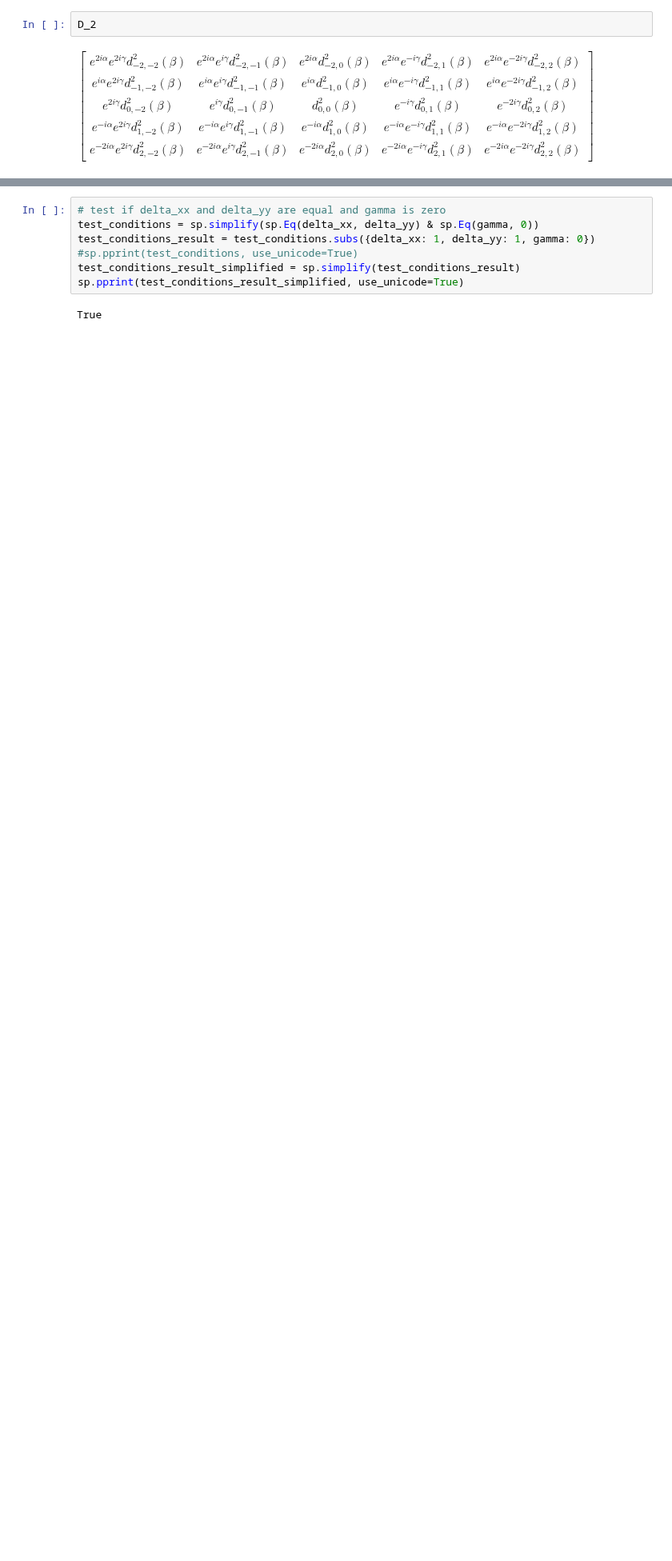
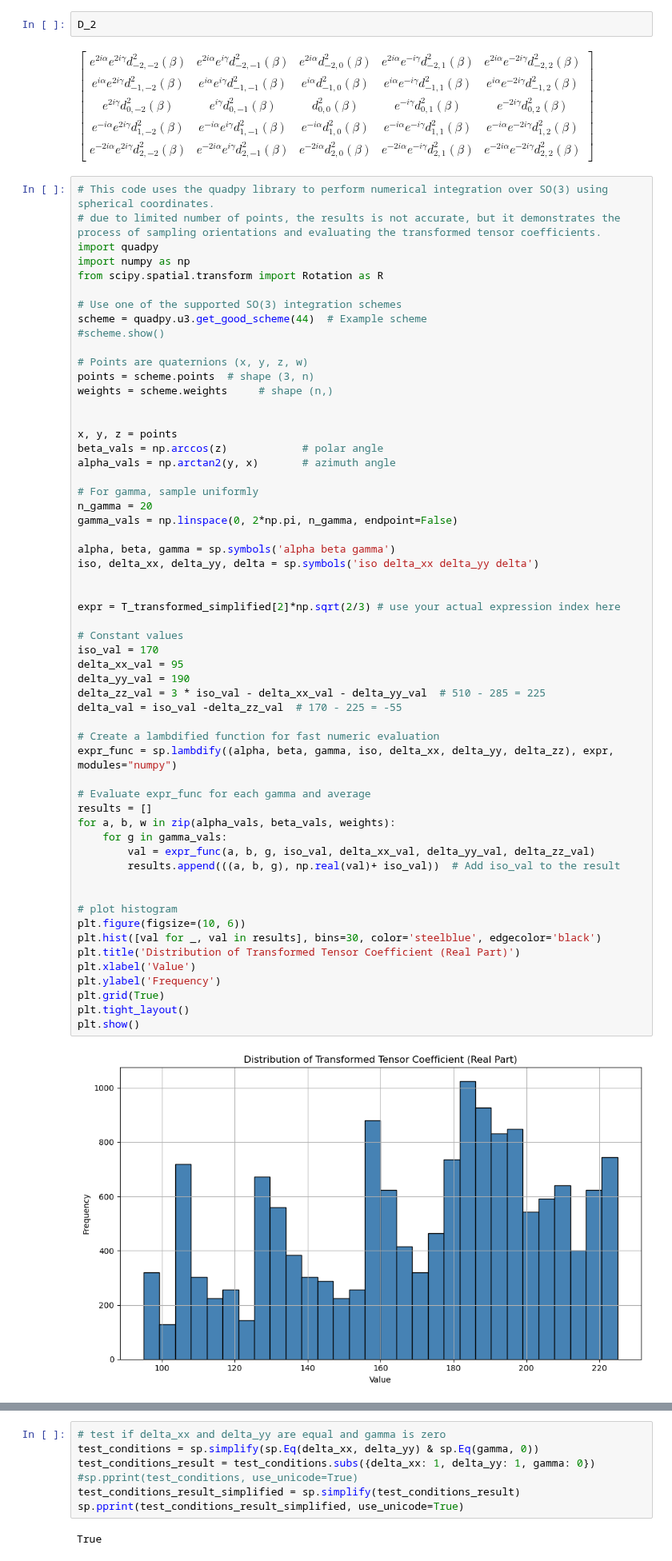
Before and after one commit to Xyunyao/KChannel_torsion_angle, a Jupyter notebook: analysis_notebooks/spherical_tensor_analysis.ipynb, the cells around one changed output, grey strips where cells are left out. Shown at 80% size. Drawn from its saved outputs; the diff is of its cells as text; blank space fills up the shorter version.

```diff
--- a/analysis_notebooks/spherical_tensor_analysis.ipynb
+++ b/analysis_notebooks/spherical_tensor_analysis.ipynb
@@ -161,3 +159,62 @@ plt.show()
 D_2
 # %% [output]
 $\displaystyle \left[\begin{matrix}e^{2 i \alpha} e^{2 i \gamma} d^{2}_{-2,-2}\left(\beta\right) & e^{2 i \alpha} e^{i \gamma} d^{2}_{-2,-1}\left(\beta\right) & e^{2 i \alpha} d^{2}_{-2,0}\left(\beta\right) & e^{2 i \alpha} e^{- i \gamma} d^{2}_{-2,1}\left(\beta\right) & e^{2 i \alpha} e^{- 2 i \gamma} d^{2}_{-2,2}\left(\beta\right)\\e^{i \alpha} e^{2 i \gamma} d^{2}_{-1,-2}\left(\beta\right) & e^{i \alpha} e^{i \gamma} d^{2}_{-1,-1}\left(\beta\right) & e^{i \alpha} d^{2}_{-1,0}\left(\beta\right) & e^{i \alpha} e^{- i \gamma} d^{2}_{-1,1}\left(\beta\right) & e^{i \alpha} e^{- 2 i \gamma} d^{2}_{-1,2}\left(\beta\right)\\e^{2 i \gamma} d^{2}_{0,-2}\left(\beta\right) & e^{i \gamma} d^{2}_{0,-1}\left(\beta\right) & d^{2}_{0,0}\left(\beta\right) & e^{- i \gamma} d^{2}_{0,1}\left(\beta\right) & e^{- 2 i \gamma} d^{2}_{0,2}\left(\beta\right)\\e^{- i \alpha} e^{2 i \gamma} d^{2}_{1,-2}\left(\beta\right) & e^{- i \alpha} e^{i \gamma} d^{2}_{1,-1}\left(\beta\right) & e^{- i \alpha} d^{2}_{1,0}\left(\beta\right) & e^{- i \alpha} e^{- i \gamma} d^{2}_{1,1}\left(\beta\right) & e^{- i \alpha} e^{- 2 i \gamma} d^{2}_{1,2}\left(\beta\right)\\e^{- 2 i \alpha} e^{2 i \gamma} d^{2}_{2,-2}\left(\beta\right) & e^{- 2 i \alpha} e^{i \gamma} d^{2}_{2,-1}\left(\beta\right) & e^{- 2 i \alpha} d^{2}_{2,0}\left(\beta\right) & e^{- 2 i \alpha} e^{- i \gamma} d^{2}_{2,1}\left(\beta\right) & e^{- 2 i \alpha} e^{- 2 i \gamma} d^{2}_{2,2}\left(\beta\right)\end{matrix}\right]$
+# %%
+# This code uses the quadpy library to perform numerical integration over SO(3) using spherical coordinates.
+# due to limited number of points, the results is not accurate, but it demonstrates the process of sampling orientations and evaluating the transformed tensor coefficients.
+import quadpy
+import numpy as np
+from scipy.spatial.transform import Rotation as R
+
+# Use one of the supported SO(3) integration schemes
+scheme = quadpy.u3.get_good_scheme(44)  # Example scheme
+#scheme.show()
+
+# Points are quaternions (x, y, z, w)
+points = scheme.points  # shape (3, n)
+weights = scheme.weights     # shape (n,)
+
+
+x, y, z = points
+beta_vals = np.arccos(z)            # polar angle
+alpha_vals = np.arctan2(y, x)       # azimuth angle
+
+# For gamma, sample uniformly
+n_gamma = 20
+gamma_vals = np.linspace(0, 2*np.pi, n_gamma, endpoint=False)
+
+alpha, beta, gamma = sp.symbols('alpha beta gamma')
+iso, delta_xx, delta_yy, delta = sp.symbols('iso delta_xx delta_yy delta')
+
+
+expr = T_transformed_simplified[2]*np.sqrt(2/3) # use your actual expression index here
+
+# Constant values
+iso_val = 170
+delta_xx_val = 95
+delta_yy_val = 190
+delta_zz_val = 3 * iso_val - delta_xx_val - delta_yy_val  # 510 - 285 = 225
+delta_val = iso_val -delta_zz_val  # 170 - 225 = -55
+
+# Create a lambdified function for fast numeric evaluation
+expr_func = sp.lambdify((alpha, beta, gamma, iso, delta_xx, delta_yy, delta_zz), expr, modules="numpy")
+
+# Evaluate expr_func for each gamma and average
+results = []
+for a, b, w in zip(alpha_vals, beta_vals, weights):
+    for g in gamma_vals:
+        val = expr_func(a, b, g, iso_val, delta_xx_val, delta_yy_val, delta_zz_val)
+        results.append(((a, b, g), np.real(val)+ iso_val))  # Add iso_val to the result
+
+
+# plot histogram
+plt.figure(figsize=(10, 6))
+plt.hist([val for _, val in results], bins=30, color='steelblue', edgecolor='black')
+plt.title('Distribution of Transformed Tensor Coefficient (Real Part)')
+plt.xlabel('Value')
+plt.ylabel('Frequency')
+plt.grid(True)
+plt.tight_layout()
+plt.show()
+# %% [output]
+[figure, added]
```
Also changed, not shown: parts of 28 cells of this notebook, 1 other file.
